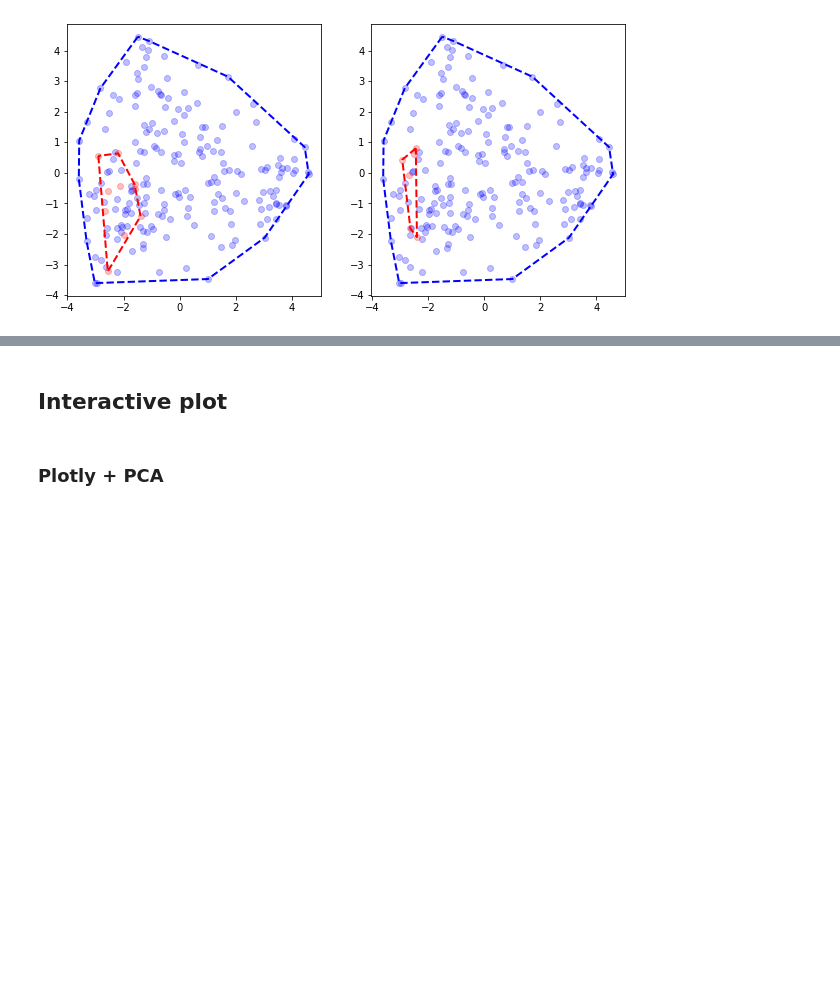
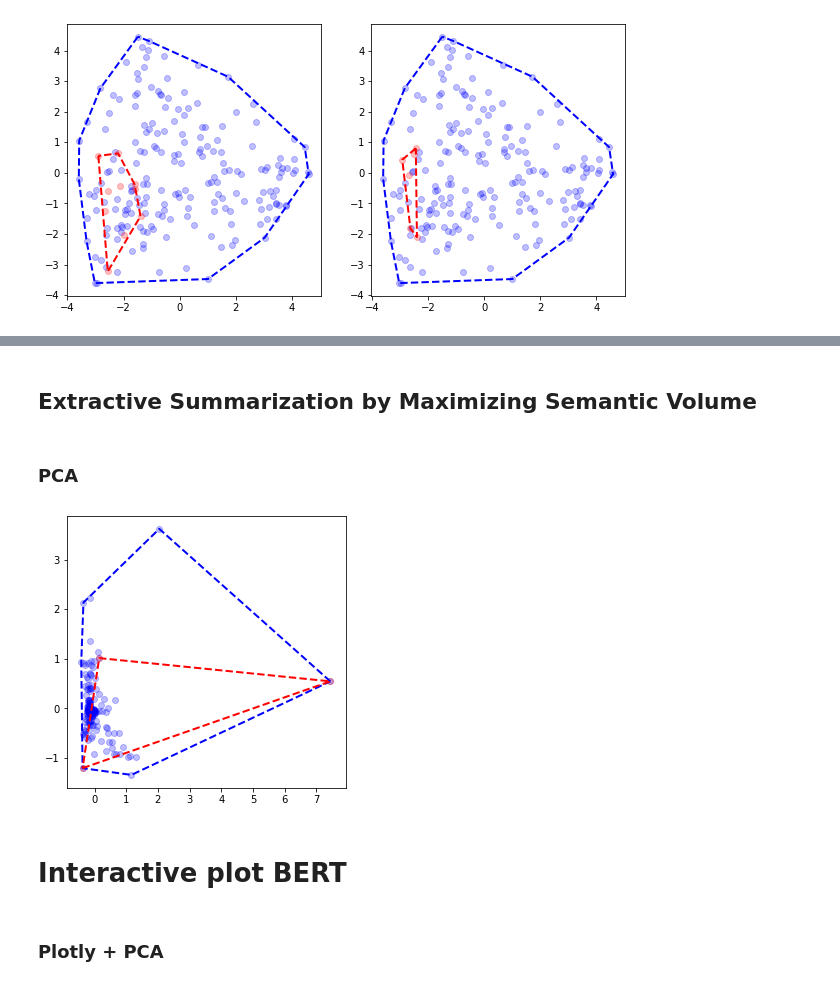
Before and after one commit to korunosk/geometry-of-text-summarization, a Jupyter notebook: main.ipynb, the cells around one changed output, grey strips where cells are left out. Cells and saved outputs as stored; diff of their text form; code cells hidden in the pictures; blank space fills up the shorter version.

```diff
--- a/main.ipynb
+++ b/main.ipynb
@@ -334,2 +421,17 @@ plot(ax2, document_pts, summary_pts[1], add_hull=True)
+# %% [markdown]
+## Extractive Summarization by Maximizing Semantic Volume
+# %% [markdown]
+###  PCA
+# %%
+idx = max_semantic_volume_summary(document_embs, 6, distance_to_subspace)
+
+document_pts, summary_pts = project_pca(document_embs, np.expand_dims(document_embs[idx], axis=0))
+
+fig = plt.figure(figsize=(5,5))
+
+ax1 = fig.add_subplot(1,1,1)
+plot(ax1, document_pts, summary_pts[0], add_hull=True)
+# %% [output]
+[figure, added]
 # %% [markdown]
-## Interactive plot
+# Interactive plot BERT
```
Also changed, not shown: parts of 50 cells of this notebook.
